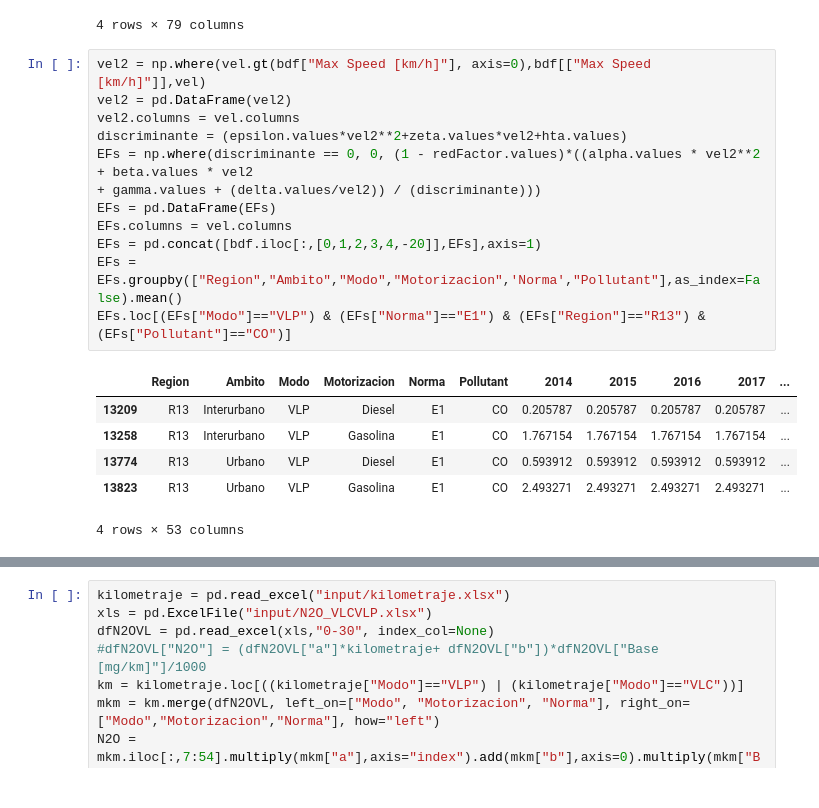
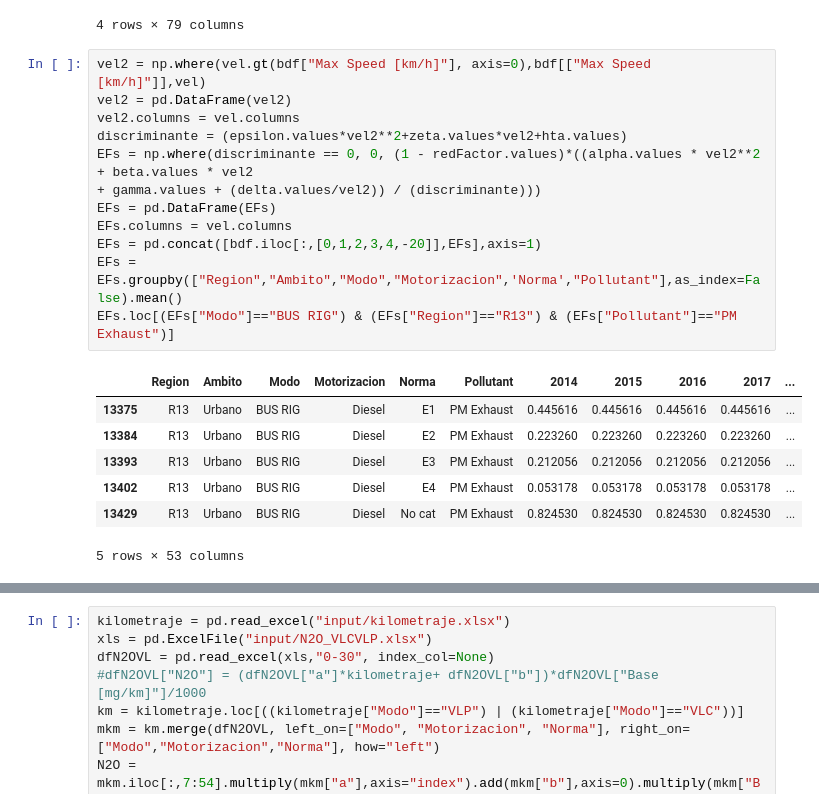
Before and after one commit to Ignvz/copert_5, a Jupyter notebook: FE_Vel.ipynb, the cells around one changed output, grey strips where cells are left out. Cells and saved outputs as stored; diff of their text form.

```diff
--- a/FE_Vel.ipynb
+++ b/FE_Vel.ipynb
@@ -131,22 +131,23 @@ bdf.loc[(bdf["Modo"]=="VLP") & (bdf["Norma"]=="E1") & (bdf["Region"]=="R13") & (
 # %%
 vel2 = np.where(vel.gt(bdf["Max Speed [km/h]"], axis=0),bdf[["Max Speed [km/h]"]],vel)
 vel2 = pd.DataFrame(vel2)
 vel2.columns = vel.columns
 discriminante = (epsilon.values*vel2**2+zeta.values*vel2+hta.values)
 EFs = np.where(discriminante == 0, 0, (1 - redFactor.values)*((alpha.values * vel2**2 + beta.values * vel2
 + gamma.values + (delta.values/vel2)) / (discriminante)))
 EFs = pd.DataFrame(EFs)
 EFs.columns = vel.columns
 EFs = pd.concat([bdf.iloc[:,[0,1,2,3,4,-20]],EFs],axis=1)
 EFs = EFs.groupby(["Region","Ambito","Modo","Motorizacion",'Norma',"Pollutant"],as_index=False).mean()
-EFs.loc[(EFs["Modo"]=="VLP") & (EFs["Norma"]=="E1") & (EFs["Region"]=="R13") & (EFs["Pollutant"]=="CO")]
+EFs.loc[(EFs["Modo"]=="BUS RIG") & (EFs["Region"]=="R13") & (EFs["Pollutant"]=="PM Exhaust")]
 # %% [output]
 |  | Region | Ambito | Modo | Motorizacion | Norma | Pollutant | 2014 | 2015 | 2016 | 2017 | ... |
-| 13209 | R13 | Interurbano | VLP | Diesel | E1 | CO | 0.205787 | 0.205787 | 0.205787 | 0.205787 | ... |
-| 13258 | R13 | Interurbano | VLP | Gasolina | E1 | CO | 1.767154 | 1.767154 | 1.767154 | 1.767154 | ... |
-| 13774 | R13 | Urbano | VLP | Diesel | E1 | CO | 0.593912 | 0.593912 | 0.593912 | 0.593912 | ... |
-| 13823 | R13 | Urbano | VLP | Gasolina | E1 | CO | 2.493271 | 2.493271 | 2.493271 | 2.493271 | ... |
+| 13375 | R13 | Urbano | BUS RIG | Diesel | E1 | PM Exhaust | 0.445616 | 0.445616 | 0.445616 | 0.445616 | ... |
+| 13384 | R13 | Urbano | BUS RIG | Diesel | E2 | PM Exhaust | 0.223260 | 0.223260 | 0.223260 | 0.223260 | ... |
+| 13393 | R13 | Urbano | BUS RIG | Diesel | E3 | PM Exhaust | 0.212056 | 0.212056 | 0.212056 | 0.212056 | ... |
+| 13402 | R13 | Urbano | BUS RIG | Diesel | E4 | PM Exhaust | 0.053178 | 0.053178 | 0.053178 | 0.053178 | ... |
+| 13429 | R13 | Urbano | BUS RIG | Diesel | No cat | PM Exhaust | 0.824530 | 0.824530 | 0.824530 | 0.824530 | ... |
-4 rows × 53 columns
+5 rows × 53 columns
 # %%
 #Calculo CO2 y SOx
 gasDensidad = 0.730 #Ton/m3
```
Also changed, not shown: parts of 8 cells of this notebook, 11 other files.
